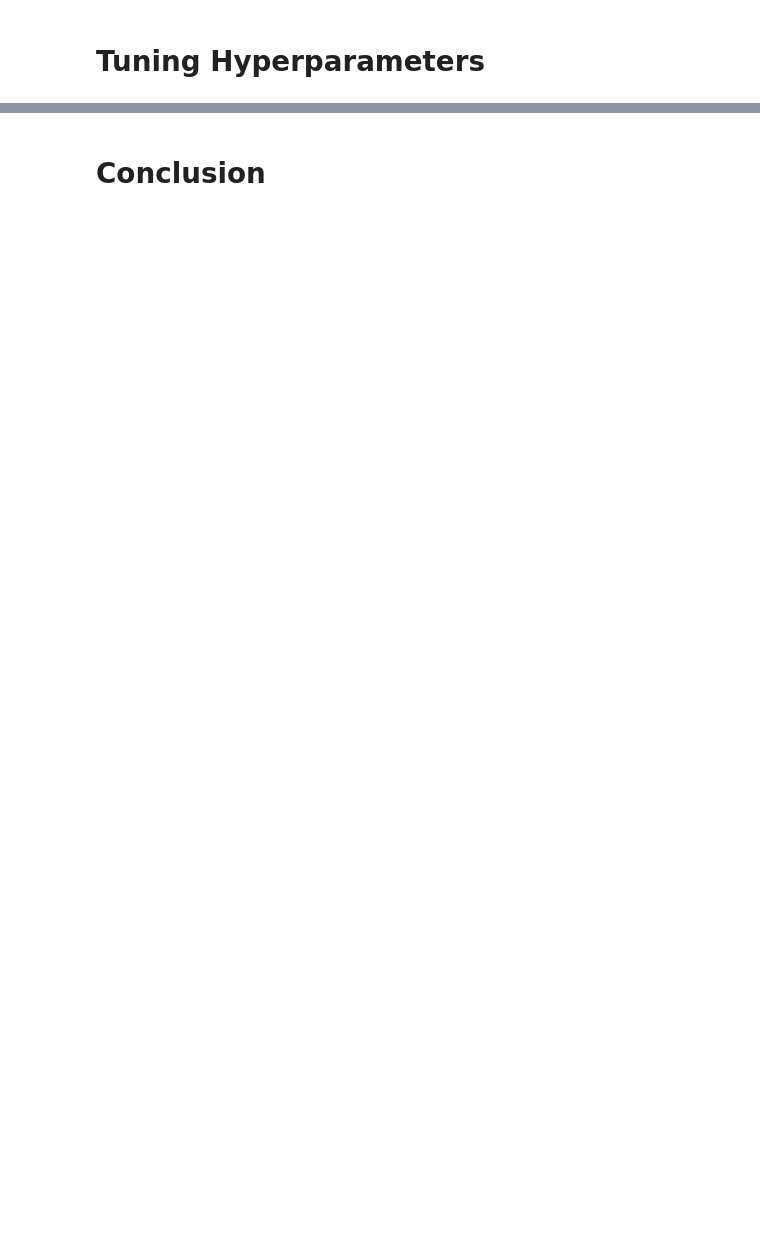
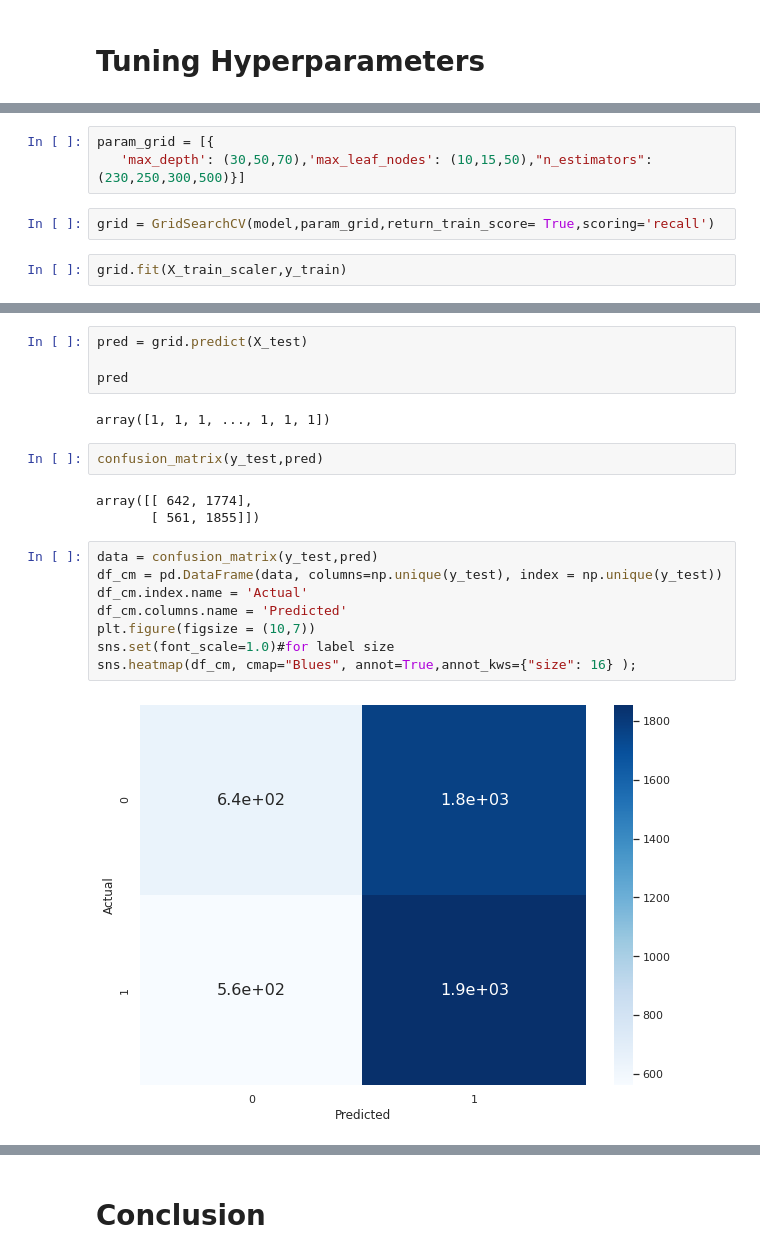
Before and after one commit to bezerraluis/Churn--Project, a Jupyter notebook: Churn.ipynb, the cells around one changed output, grey strips where cells are left out. Cells and saved outputs as stored; diff of their text form; blank space fills up the shorter version.

```diff
--- a/Churn.ipynb
+++ b/Churn.ipynb
@@ -1191,0 +1527,7 @@ Acc 0.8583000000000001
+# %%
+param_grid = [{
+   'max_depth': (30,50,70),'max_leaf_nodes': (10,15,50),"n_estimators":(230,250,300,500)}]
+# %%
+grid = GridSearchCV(model,param_grid,return_train_score= True,scoring='recall')
+# %%
+grid.fit(X_train_scaler,y_train)
@@ -1191,0 +1567,21 @@ Acc 0.8583000000000001
+# %%
+pred = grid.predict(X_test)
+
+pred
+# %% [output]
+array([1, 1, 1, ..., 1, 1, 1])
+# %%
+confusion_matrix(y_test,pred)
+# %% [output]
+array([[ 642, 1774],
+       [ 561, 1855]])
+# %%
+data = confusion_matrix(y_test,pred)
+df_cm = pd.DataFrame(data, columns=np.unique(y_test), index = np.unique(y_test))
+df_cm.index.name = 'Actual'
+df_cm.columns.name = 'Predicted'
+plt.figure(figsize = (10,7))
+sns.set(font_scale=1.0)#for label size
+sns.heatmap(df_cm, cmap="Blues", annot=True,annot_kws={"size": 16} );
+# %% [output]
+[figure, added]
```
Also changed, not shown: parts of 166 cells of this notebook.
